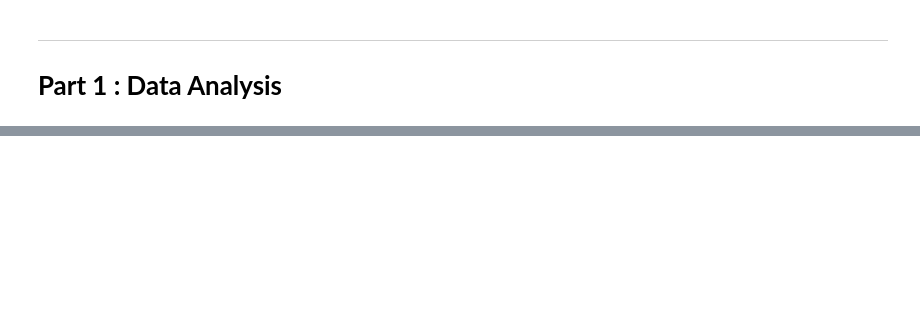
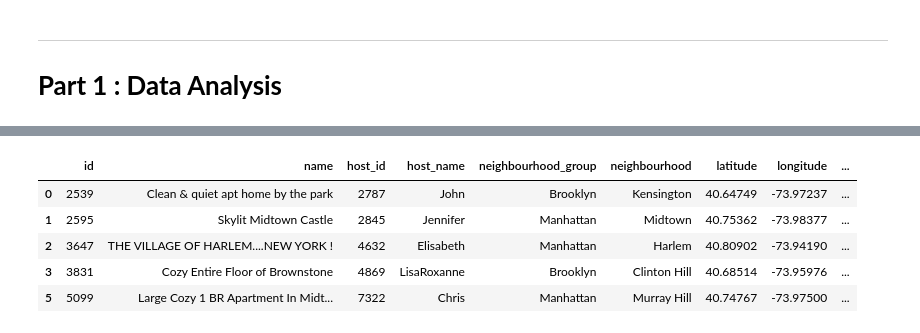
Before and after one commit to amol004/Airbnb-booking-analysis, a Jupyter notebook: Airbnb_bookings_analysis.ipynb, the cells around one changed output, grey strips where cells are left out. Drawn from its saved outputs; the diff is of its cells as text; code cells hidden in the pictures; blank space fills up the shorter version.

```diff
--- a/Airbnb_bookings_analysis.ipynb
+++ b/Airbnb_bookings_analysis.ipynb
@@ -79,0 +128,13 @@ airbnb_df.head()
+# %%
+# Dropping all the properties that are not avalible for atleast a single day throughout the year from our dataframe
+airbnb_df= airbnb_df.drop(airbnb_df[airbnb_df['availability_365']==0].index)
+# %%
+# Rechecking our dataset after filtering out all the unnecessary values
+airbnb_df.head()
+# %% [output]
+|  | id | name | host_id | host_name | neighbourhood_group | neighbourhood | latitude | longitude | ... |
+| 0 | 2539 | Clean & quiet apt home by the park | 2787 | John | Brooklyn | Kensington | 40.64749 | -73.97237 | ... |
+| 1 | 2595 | Skylit Midtown Castle | 2845 | Jennifer | Manhattan | Midtown | 40.75362 | -73.98377 | ... |
+| 2 | 3647 | THE VILLAGE OF HARLEM....NEW YORK ! | 4632 | Elisabeth | Manhattan | Harlem | 40.80902 | -73.94190 | ... |
+| 3 | 3831 | Cozy Entire Floor of Brownstone | 4869 | LisaRoxanne | Brooklyn | Clinton Hill | 40.68514 | -73.95976 | ... |
+| 5 | 5099 | Large Cozy 1 BR Apartment In Midt... | 7322 | Chris | Manhattan | Murray Hill | 40.74767 | -73.97500 | ... |
```
Also changed, not shown: parts of 4 cells of this notebook.
